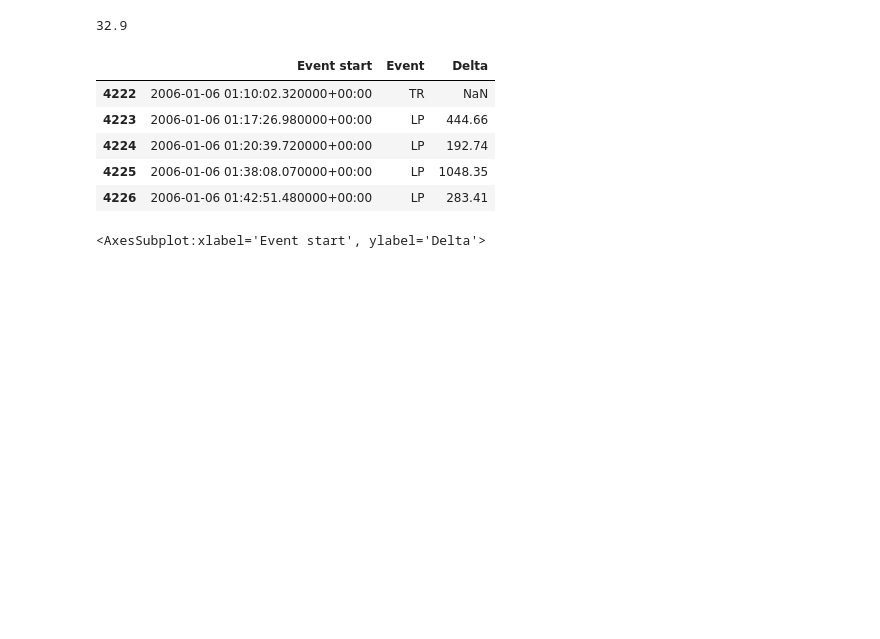
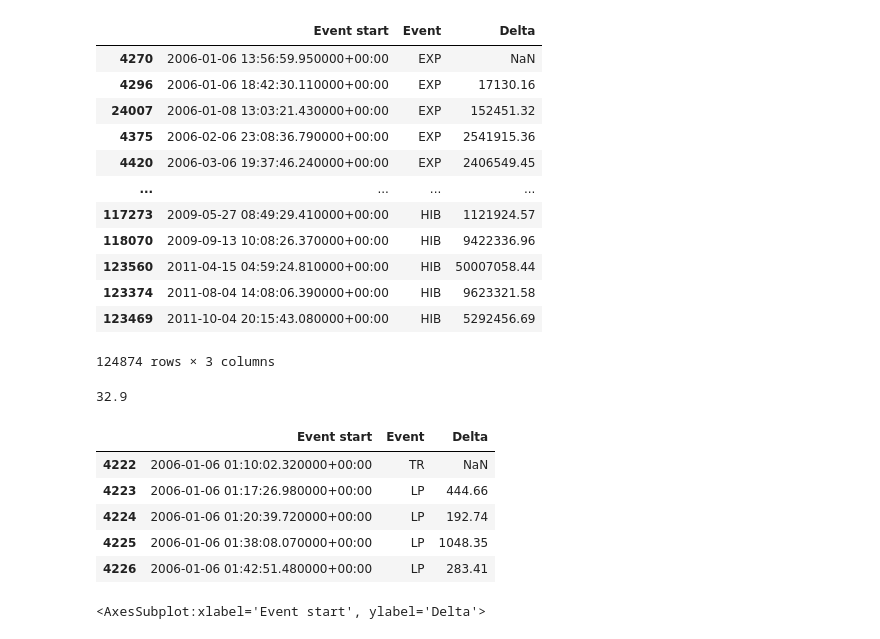
Before and after one commit to rubalravinder/cas_etude_volcano, a Jupyter notebook: Volcano_Etude_3.ipynb, the cells around one changed output. Drawn from its saved outputs; the diff is of its cells as text; code cells hidden in the pictures; blank space fills up the shorter version.

```diff
--- a/Volcano_Etude_3.ipynb
+++ b/Volcano_Etude_3.ipynb
@@ -31,16 +31,39 @@ df=table.set_index(pd.DatetimeIndex(table['Event start']))
 #     fig.update_yaxes(autorange="reversed")
 #     fig.show()
 # %%
-#
+# Pre-processing
 import datetime as dt
 from datetime import datetime
 from datetime import date
 
 
 df=table[["Event start","Event"]].copy()
-df.sort_values(by="Event start",axis=0,inplace=True)
-df["Event start"] = [pd.Timestamp(x) for x in df["Event start"]]
-df['Delta']=df["Event start"].diff(1)
 
-df["Event start"] = [pd.to_datetime(pd.Timestamp(x)) for x in df["Event start"]]
-df["Delta"]=[x.total_seconds() for x in df["Delta"]]
+# Divise le df par event
+df_liste=[
+df[df.Event=='EXP'],
+df[df.Event=='LP'],
+df[df.Event=='TR'],
+df[df.Event=='TOR'],
+df[df.Event=='VT'],
+df[df.Event=='PIS'],
+df[df.Event=='HIB']
+]
+
+for df_event in df_liste:
+    df_event.sort_values(by="Event start",axis=0,inplace=True)
+    df_event["Event start"] = [pd.Timestamp(x) for x in df_event["Event start"]]
+    df_event['Delta']=df_event["Event start"].diff(1)
+    df_event["Event start"] = [pd.to_datetime(pd.Timestamp(x)) for x in df_event["Event start"]]
+    df_event["Delta"]=[x.total_seconds() for x in df_event["Delta"]]
+
+df=pd.concat(df_liste)
+
+# # Concatenation des df/event
+# df.sort_values(by="Event start",axis=0,inplace=True)
+# df["Event start"] = [pd.Timestamp(x) for x in df["Event start"]]
+
+# df['Delta']=df["Event start"].diff(1)
+
+# df["Event start"] = [pd.to_datetime(pd.Timestamp(x)) for x in df["Event start"]]
+# df["Delta"]=[x.total_seconds() for x in df["Delta"]]
@@ -47,3 +88,19 @@ df["Delta"]=[x.total_seconds() for x in df["Delta"]]
+# %%
+df
+# %% [output]
+|  | Event start | Event | Delta |
+| 4270 | 2006-01-06 13:56:59.950000+00:00 | EXP | NaN |
+| 4296 | 2006-01-06 18:42:30.110000+00:00 | EXP | 17130.16 |
+| 24007 | 2006-01-08 13:03:21.430000+00:00 | EXP | 152451.32 |
+| 4375 | 2006-02-06 23:08:36.790000+00:00 | EXP | 2541915.36 |
+| 4420 | 2006-03-06 19:37:46.240000+00:00 | EXP | 2406549.45 |
+| ... | ... | ... | ... |
+| 117273 | 2009-05-27 08:49:29.410000+00:00 | HIB | 1121924.57 |
+| 118070 | 2009-09-13 10:08:26.370000+00:00 | HIB | 9422336.96 |
+| 123560 | 2011-04-15 04:59:24.810000+00:00 | HIB | 50007058.44 |
+| 123374 | 2011-08-04 14:08:06.390000+00:00 | HIB | 9623321.58 |
+| 123469 | 2011-10-04 20:15:43.080000+00:00 | HIB | 5292456.69 |
+124874 rows × 3 columns
 # %%
 df.loc[1,"Delta"].total_seconds()
 # %% [output]
```
Also changed, not shown: parts of 2 cells of this notebook, 1 other file.
